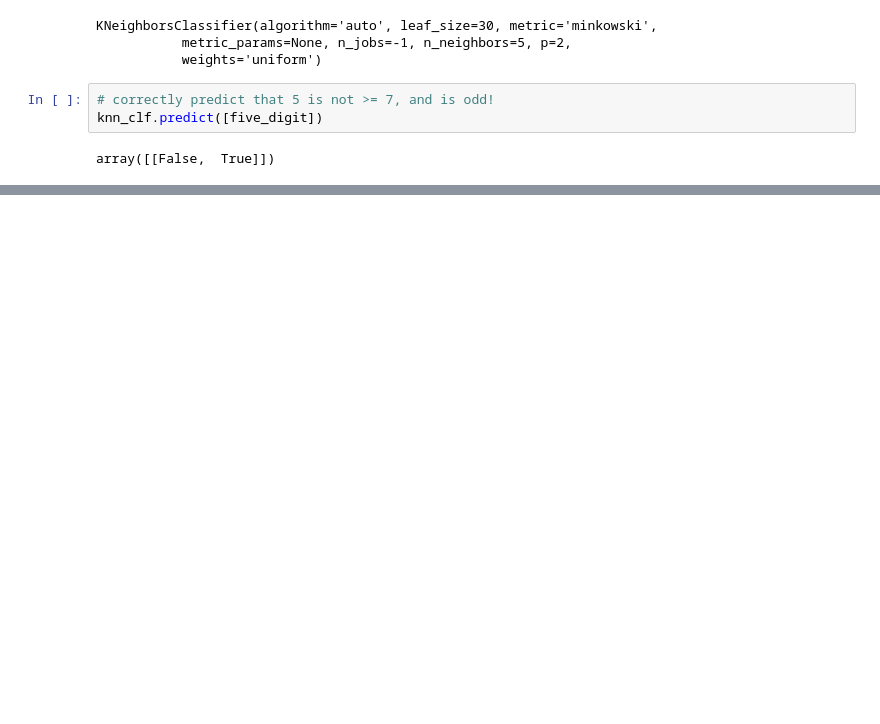
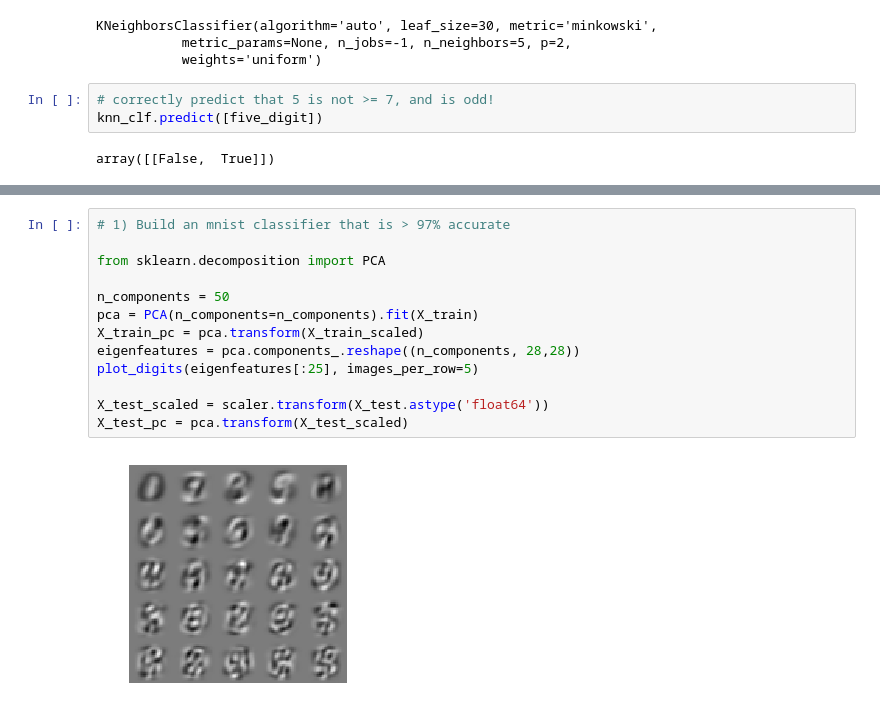
Before and after one commit to hammeiam/hands-on-with-ml, a Jupyter notebook: 3-classification.ipynb, the cells around one changed output, grey strips where cells are left out. Drawn from its saved outputs; the diff is of its cells as text; blank space fills up the shorter version.

```diff
--- a/3-classification.ipynb
+++ b/3-classification.ipynb
@@ -457,0 +476,15 @@ False
+# %%
+# 1) Build an mnist classifier that is > 97% accurate
+
+from sklearn.decomposition import PCA
+
+n_components = 50
+pca = PCA(n_components=n_components).fit(X_train)
+X_train_pc = pca.transform(X_train_scaled)
+eigenfeatures = pca.components_.reshape((n_components, 28,28))
+plot_digits(eigenfeatures[:25], images_per_row=5)
+
+X_test_scaled = scaler.transform(X_test.astype('float64'))
+X_test_pc = pca.transform(X_test_scaled)
+# %% [output]
+[figure, added]
```
Also changed, not shown: parts of 33 cells of this notebook.
